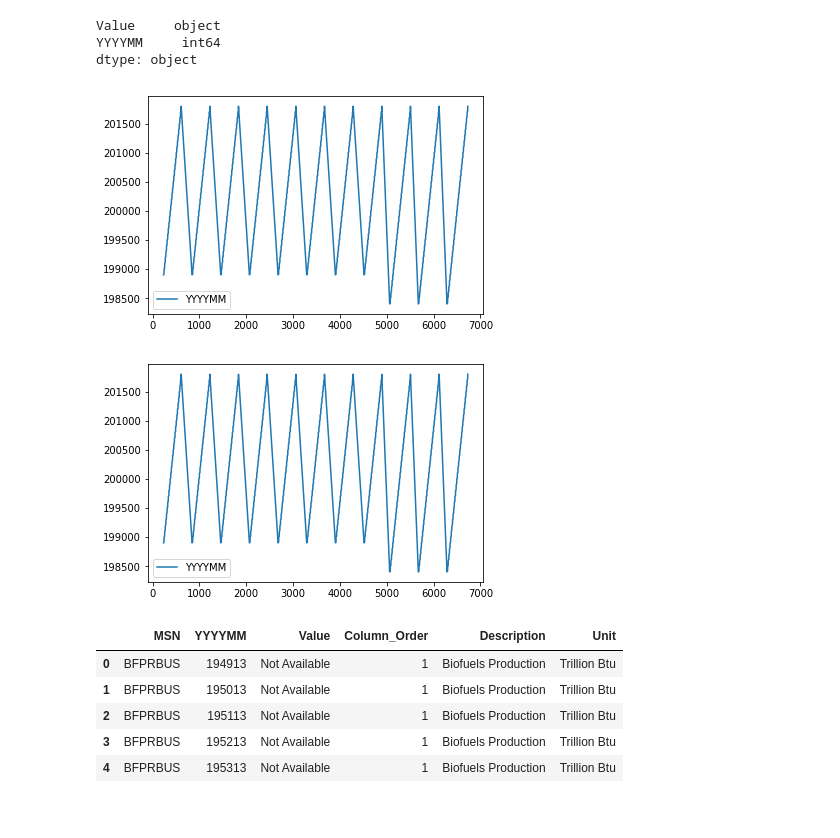
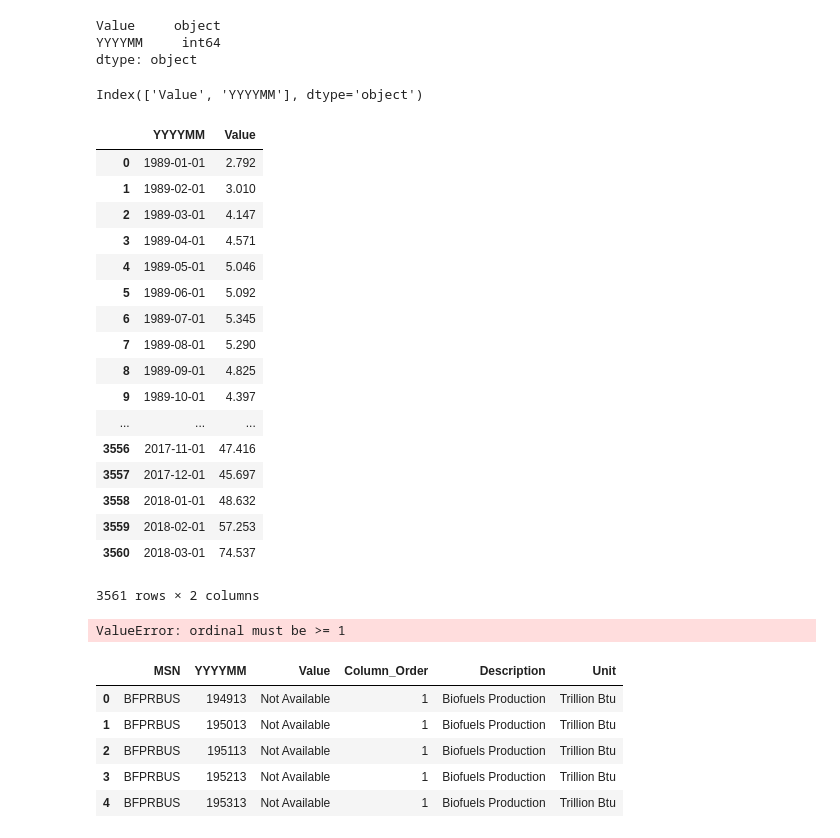
Before and after one commit to gvo34/energy-solar, a Jupyter notebook: energy_data_explore.ipynb, the cells around one changed output. Drawn from its saved outputs; the diff is of its cells as text; code cells hidden in the pictures.

Commit message:
adding initial modeling on monthly data

```diff
--- a/energy_data_explore.ipynb
+++ b/energy_data_explore.ipynb
@@ -89,3 +103,45 @@ values.dtypes
 Value     object
 YYYYMM     int64
 dtype: object
+# %%
+values.columns
+# %% [output]
+Index(['Value', 'YYYYMM'], dtype='object')
+# %%
+#values.filter(lambda x: x['YYYYMM'].astype(str)[-2])
+
+
+
+from datetime import datetime
+df=[]
+for i, row in values.iterrows():
+    if(str(row["YYYYMM"])[-2:]=='13' or row["Value"]=="No Data Reported"):
+        continue
+    else:
+        df.append(row)
+ls1 = [float(i["Value"]) for i in df]
+ls2 = [datetime.strptime(str(i["YYYYMM"]),"%Y%m") for i in df]
+df = pd.DataFrame(data={"YYYYMM":ls2,"Value":ls1, })
+df
+
+
+#[i for i in list(values.loc[:,"YYYYMM"]) if str(i)[-2] =="13"]
+# %% [output]
+|  | YYYYMM | Value |
+| 0 | 1989-01-01 | 2.792 |
+| 1 | 1989-02-01 | 3.010 |
+| 2 | 1989-03-01 | 4.147 |
+| 3 | 1989-04-01 | 4.571 |
+| 4 | 1989-05-01 | 5.046 |
+| 5 | 1989-06-01 | 5.092 |
+| 6 | 1989-07-01 | 5.345 |
+| 7 | 1989-08-01 | 5.290 |
+| 8 | 1989-09-01 | 4.825 |
+| 9 | 1989-10-01 | 4.397 |
+| ... | ... | ... |
+| 3556 | 2017-11-01 | 47.416 |
+| 3557 | 2017-12-01 | 45.697 |
+| 3558 | 2018-01-01 | 48.632 |
+| 3559 | 2018-02-01 | 57.253 |
+| 3560 | 2018-03-01 | 74.537 |
+3561 rows × 2 columns
@@ -92,10 +150,10 @@ dtype: object
 # %%
 #remove values totals respresented with YYYY13
-values.plot()
+
+df.plot()
 plt.show()
 # %% [output]
-[figure, removed]
-[figure, removed]
+ValueError: ordinal must be >= 1
 # %%
 ## Source: https://www.eia.gov/totalenergy/data/browser/?tbl=T10.01#/?f=M
 filename = "MER_T10_01.csv"
```
Also changed, not shown: parts of 6 cells of this notebook, 8 other files.
